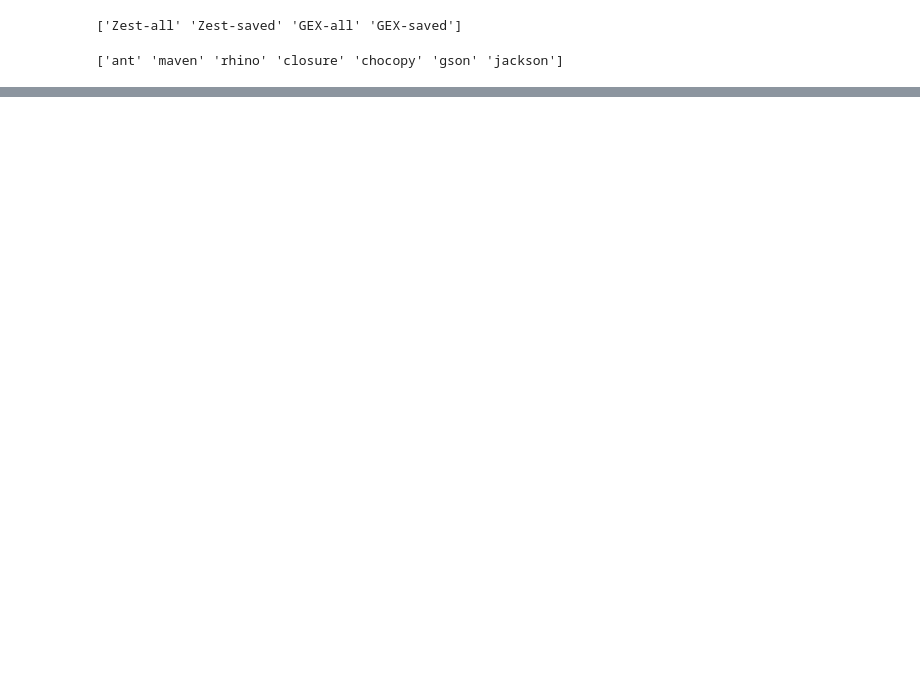
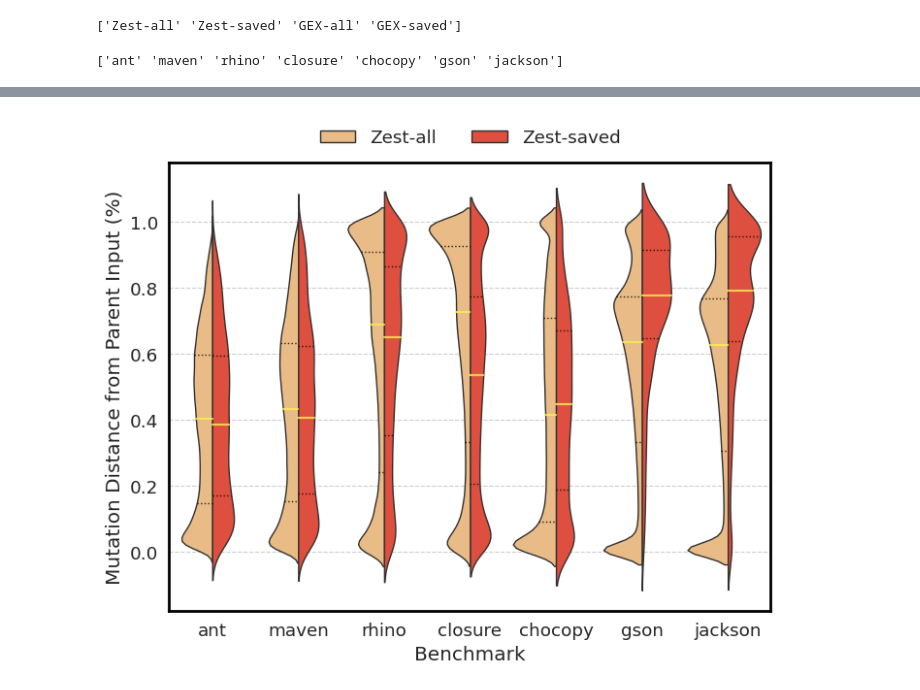
Before and after one commit to aoli-al/JQF-ei, a Jupyter notebook: scripts/experiments/ei/ei-ubc/data_exploration.ipynb, the cells around one changed output, grey strips where cells are left out. Cells and saved outputs as stored; diff of their text form; code cells hidden in the pictures; blank space fills up the shorter version.

```diff
--- a/scripts/experiments/ei/ei-ubc/data_exploration.ipynb
+++ b/scripts/experiments/ei/ei-ubc/data_exploration.ipynb
@@ -128,2 +139,6 @@ len(zest_df)
+# %%
+non_zero_mutation_df = mutation_df[mutation_df['mutation'] != 0]
+non_zero_zest_df = non_zero_mutation_df[mutation_df['algorithm'].str.contains('Zest')]
+non_zero_all_input_df = non_zero_mutation_df[mutation_df['algorithm'].str.contains('all')]
 # %%
 # zest all inputs vs. zest saved inputs
@@ -133 +149,5 @@ Error:
+# %%
+violin_plot_for_mutation_distance(non_zero_zest_df, experiment_name, 'rq1_wo_zero_mutations', width=1.0)
+# %% [output]
+[figure, added]
 # %%
```
Also changed, not shown: parts of 7 cells of this notebook, 4 other files.
